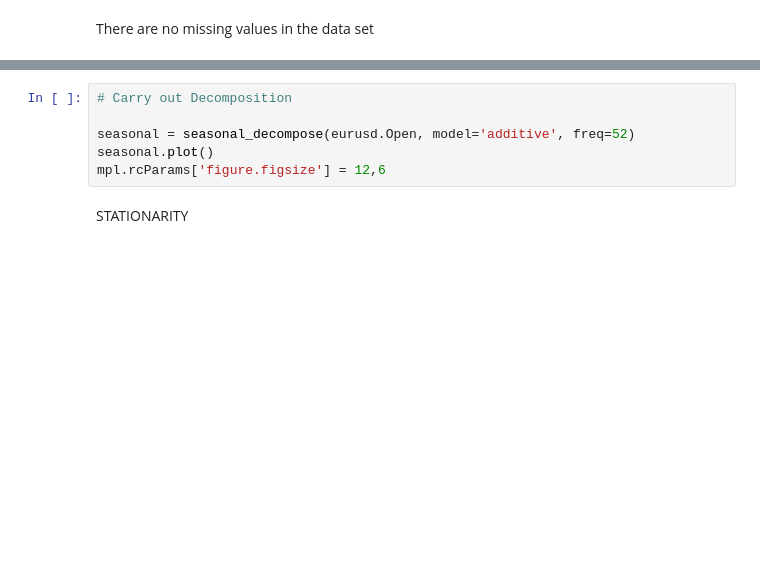
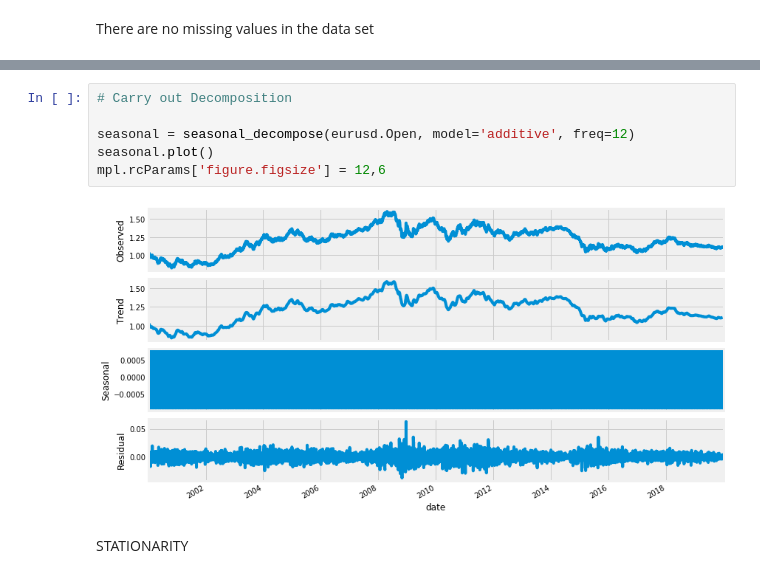
Before and after one commit to Dataforreal/springboard, a Jupyter notebook: capstone_2/Capstone_2_Report/CAPSTONE_2_FOREIGN_EXCHANGE_PREDICTION_EURUSD_1.1.ipynb, the cells around one changed output, grey strips where cells are left out. Drawn from its saved outputs; the diff is of its cells as text; blank space fills up the shorter version.

```diff
--- a/capstone_2/Capstone_2_Report/CAPSTONE_2_FOREIGN_EXCHANGE_PREDICTION_EURUSD_1.1.ipynb
+++ b/capstone_2/Capstone_2_Report/CAPSTONE_2_FOREIGN_EXCHANGE_PREDICTION_EURUSD_1.1.ipynb
@@ -64,9 +117,11 @@ plt.tick_params(labelsize=14)
 # %%
 # Carry out Decomposition
 
-seasonal = seasonal_decompose(eurusd.Open, model='additive', freq=52)
+seasonal = seasonal_decompose(eurusd.Open, model='additive', freq=12)
 seasonal.plot()
 mpl.rcParams['figure.figsize'] = 12,6
+# %% [output]
+[figure, added]
 # %% [markdown]
 STATIONARITY
 # %%
```
Also changed, not shown: parts of 24 cells of this notebook, 1 other file.
